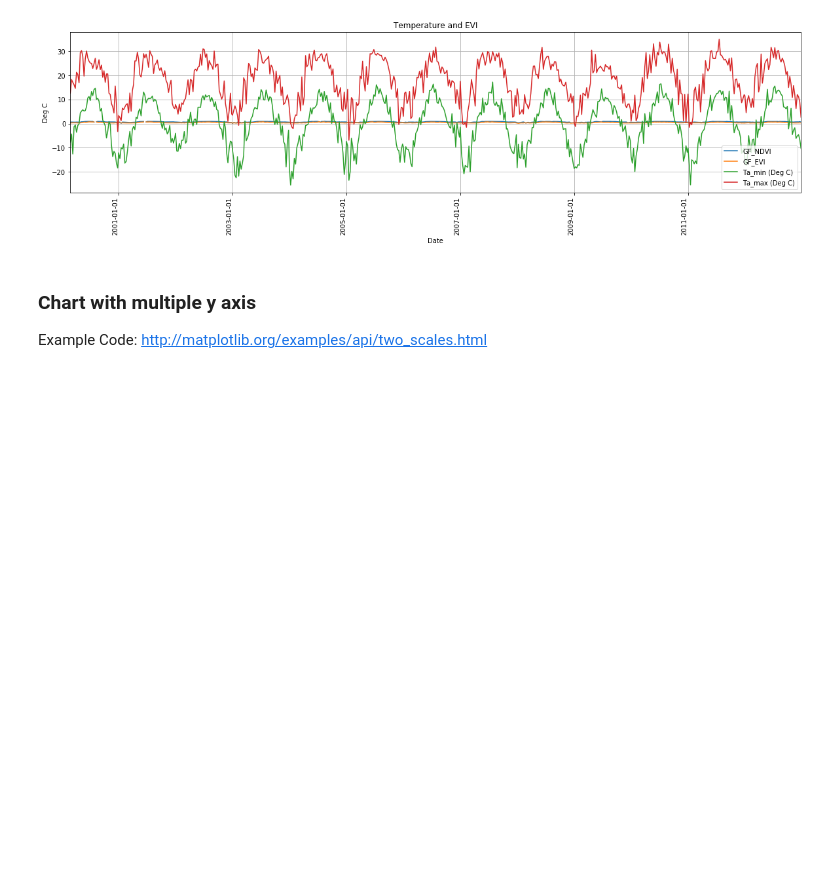
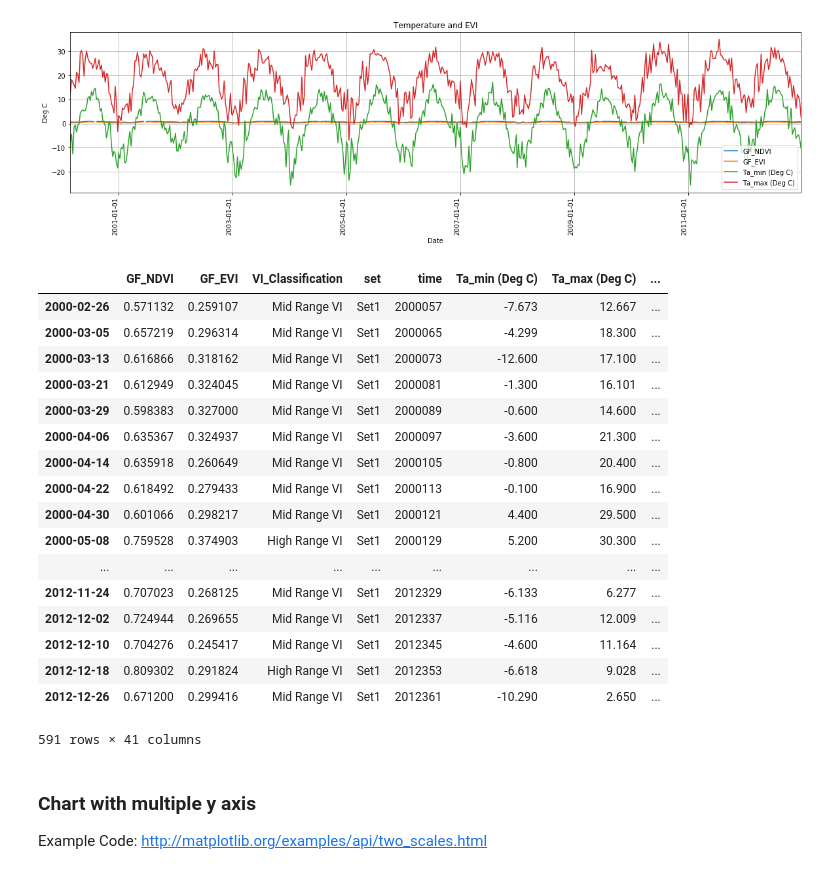
Before and after one commit to mbstacy/Python_ERS_2017, a Jupyter notebook: python_week2ers.ipynb, the cells around one changed output. Saved outputs shown, nothing was run; the diff lists cells and outputs as text; code cells hidden in the pictures; blank space fills up the shorter version.

```diff
--- a/python_week2ers.ipynb
+++ b/python_week2ers.ipynb
@@ -384,6 +384,27 @@ mdf["Date"]= mdf.index
 myplot(mdf.Date,y,'','Temperature and EVI','Date','Deg C')
 # %% [output]
 [figure]
+# %%
+mdf
+# %% [output]
+|  | GF_NDVI | GF_EVI | VI_Classification | set | time | Ta_min (Deg C) | Ta_max (Deg C) | ... |
+| 2000-02-26 | 0.571132 | 0.259107 | Mid Range VI | Set1 | 2000057 | -7.673 | 12.667 | ... |
+| 2000-03-05 | 0.657219 | 0.296314 | Mid Range VI | Set1 | 2000065 | -4.299 | 18.300 | ... |
+| 2000-03-13 | 0.616866 | 0.318162 | Mid Range VI | Set1 | 2000073 | -12.600 | 17.100 | ... |
+| 2000-03-21 | 0.612949 | 0.324045 | Mid Range VI | Set1 | 2000081 | -1.300 | 16.101 | ... |
+| 2000-03-29 | 0.598383 | 0.327000 | Mid Range VI | Set1 | 2000089 | -0.600 | 14.600 | ... |
+| 2000-04-06 | 0.635367 | 0.324937 | Mid Range VI | Set1 | 2000097 | -3.600 | 21.300 | ... |
+| 2000-04-14 | 0.635918 | 0.260649 | Mid Range VI | Set1 | 2000105 | -0.800 | 20.400 | ... |
+| 2000-04-22 | 0.618492 | 0.279433 | Mid Range VI | Set1 | 2000113 | -0.100 | 16.900 | ... |
+| 2000-04-30 | 0.601066 | 0.298217 | Mid Range VI | Set1 | 2000121 | 4.400 | 29.500 | ... |
+| 2000-05-08 | 0.759528 | 0.374903 | High Range VI | Set1 | 2000129 | 5.200 | 30.300 | ... |
+| ... | ... | ... | ... | ... | ... | ... | ... | ... |
+| 2012-11-24 | 0.707023 | 0.268125 | Mid Range VI | Set1 | 2012329 | -6.133 | 6.277 | ... |
+| 2012-12-02 | 0.724944 | 0.269655 | Mid Range VI | Set1 | 2012337 | -5.116 | 12.009 | ... |
+| 2012-12-10 | 0.704276 | 0.245417 | Mid Range VI | Set1 | 2012345 | -4.600 | 11.164 | ... |
+| 2012-12-18 | 0.809302 | 0.291824 | High Range VI | Set1 | 2012353 | -6.618 | 9.028 | ... |
+| 2012-12-26 | 0.671200 | 0.299416 | Mid Range VI | Set1 | 2012361 | -10.290 | 2.650 | ... |
+591 rows × 41 columns
 # %% [markdown]
 ### Chart with multiple y axis
 
```
Also changed, not shown: parts of 14 cells of this notebook, 2 other files.
